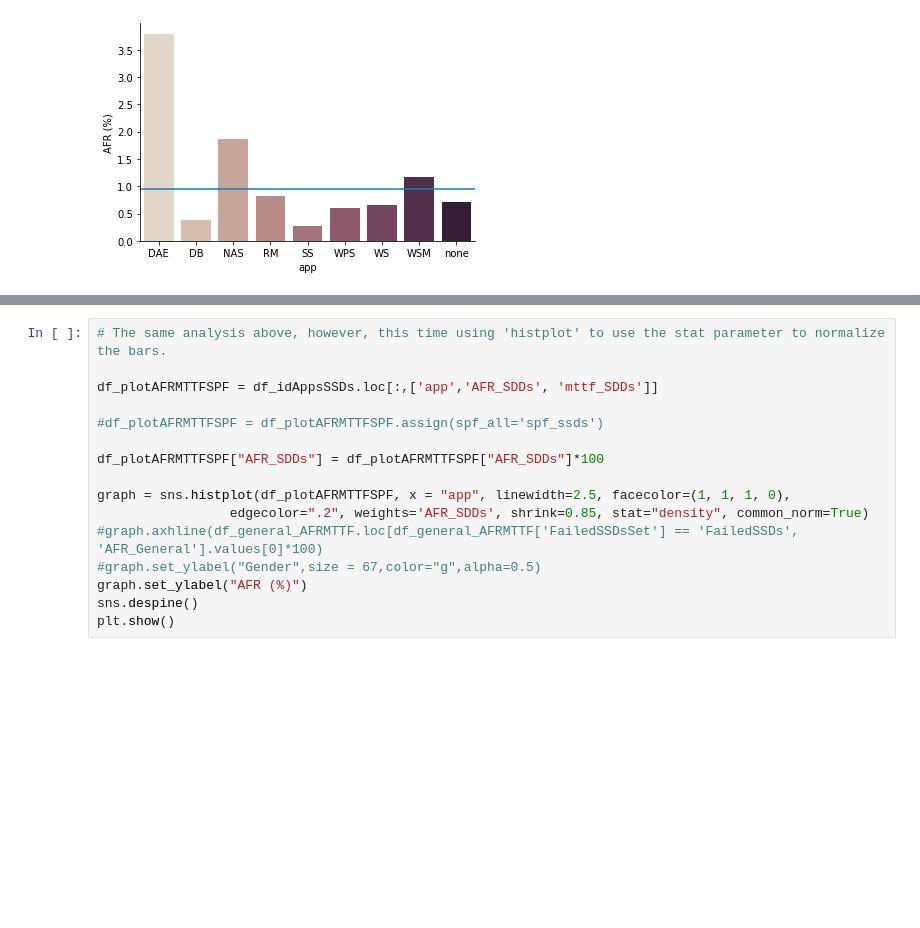
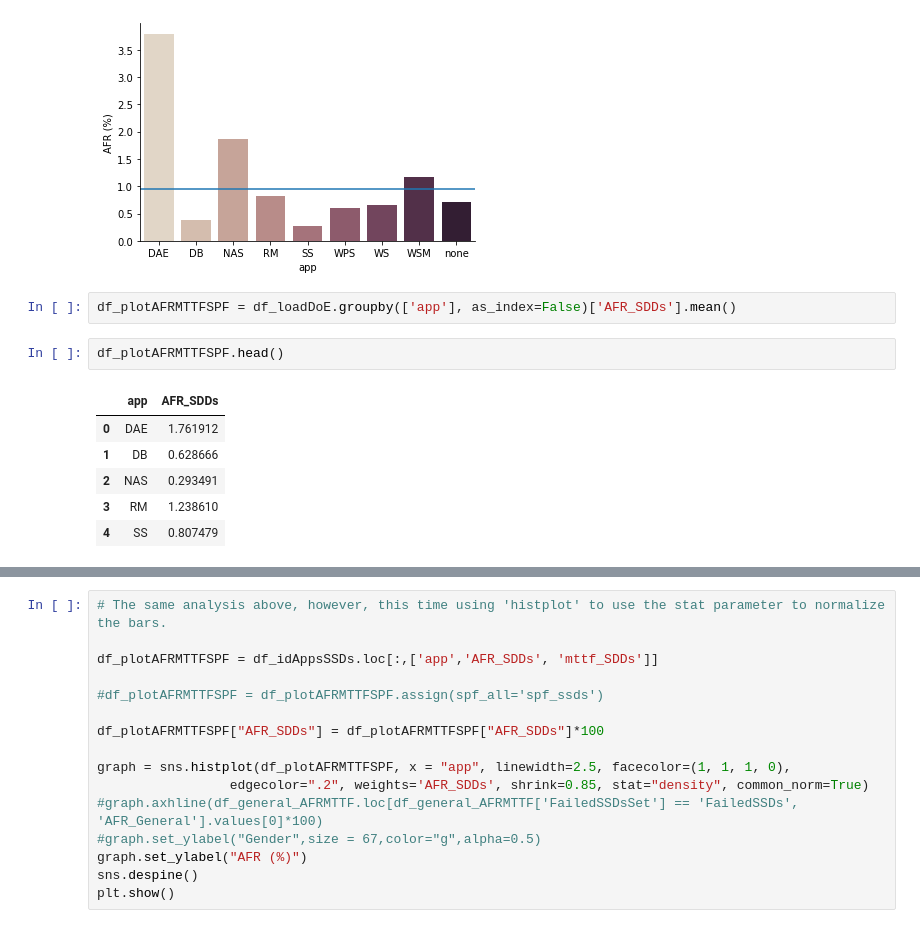
Before and after one commit to EricBorba/StorageFailurePredictor, a Jupyter notebook: Queries.ipynb, the cells around one changed output, grey strips where cells are left out. Drawn from its saved outputs; the diff is of its cells as text; blank space fills up the shorter version.

```diff
--- a/Queries.ipynb
+++ b/Queries.ipynb
@@ -976,3 +987,14 @@ sns.despine()
 plt.show()
 # %% [output]
 [figure]
+# %%
+df_plotAFRMTTFSPF = df_loadDoE.groupby(['app'], as_index=False)['AFR_SDDs'].mean()
+# %%
+df_plotAFRMTTFSPF.head()
+# %% [output]
+|  | app | AFR_SDDs |
+| 0 | DAE | 1.761912 |
+| 1 | DB | 0.628666 |
+| 2 | NAS | 0.293491 |
+| 3 | RM | 1.238610 |
+| 4 | SS | 0.807479 |
```
Also changed, not shown: parts of 3 cells of this notebook, 1 other file.
